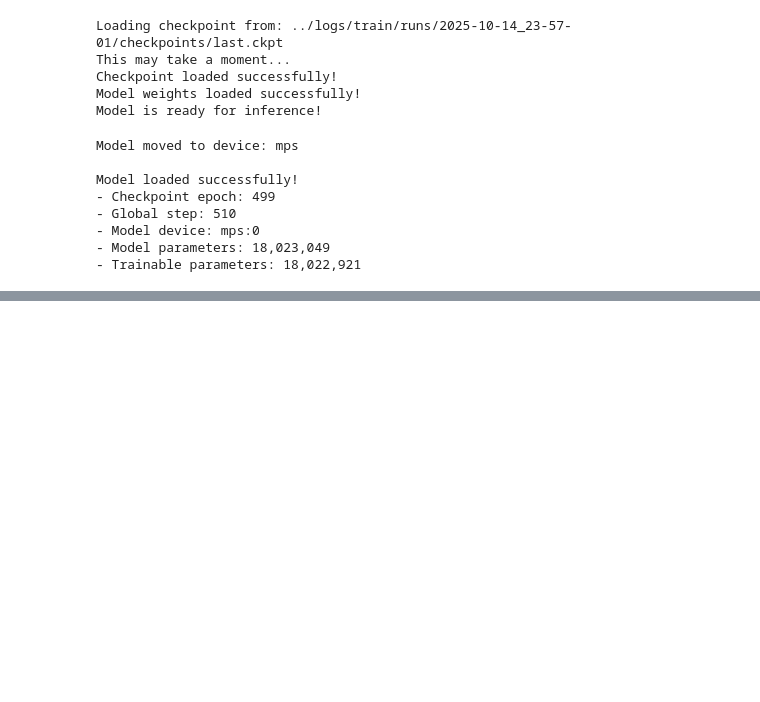
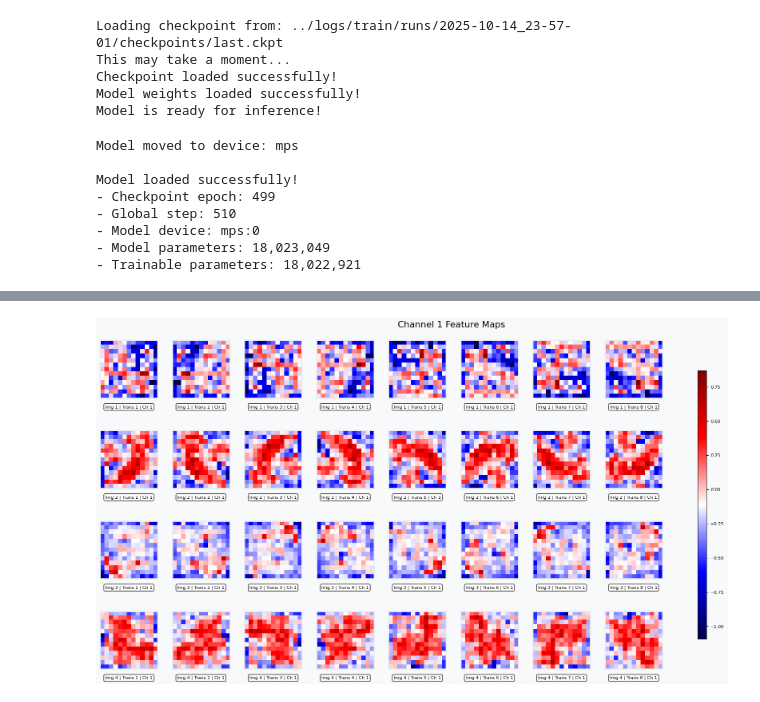
Before and after one commit to TomekNocon/IMMUVIS-PIGVAE, a Jupyter notebook: notebooks/test_v1.ipynb, the cells around one changed output, grey strips where cells are left out. Saved outputs shown, nothing was run; the diff lists cells and outputs as text; code cells hidden in the pictures; blank space fills up the shorter version.

```diff
--- a/notebooks/test_v1.ipynb
+++ b/notebooks/test_v1.ipynb
@@ -298,0 +361,4 @@ RuntimeError: linear(): input and weight.T shapes cannot be multiplied (169x10 a
+# %%
+fig_ground_truth = pL.plot_feature_map(ground_truth_imgs, 4, vmin=vmin, vmax=vmax)
+# %% [output]
+[figure, added]
```
Also changed, not shown: parts of 36 cells of this notebook, 7 other files.
